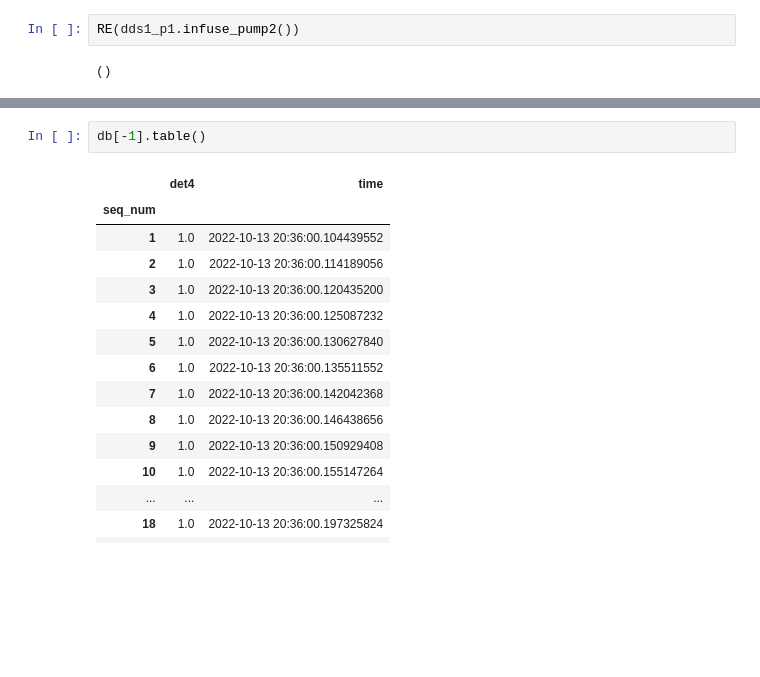
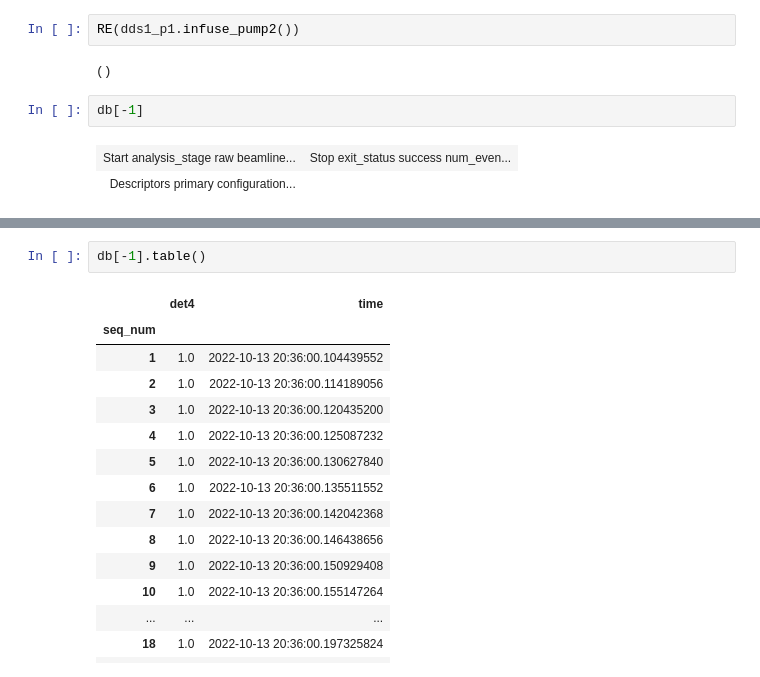
Before and after one commit to cheng-hung/bluesky_practice, a Jupyter notebook: Pump_DDS_003.ipynb, the cells around one changed output, grey strips where cells are left out. Cells and saved outputs as stored; diff of their text form; blank space fills up the shorter version.

```diff
--- a/Pump_DDS_003.ipynb
+++ b/Pump_DDS_003.ipynb
@@ -315,4 +317,9 @@ dds2_p2 = syrng_DDS_ax('XF:28IDC-ES:1{Pump:Syrng-DDS:2-Ax:B}', name='DDS2_p2', p
 RE(dds1_p1.infuse_pump2())
 # %% [output]
 ()
+# %%
+db[-1]
+# %% [output]
+| Start analysis_stage raw beamline... | Stop exit_status success num_even... |
+| Descriptors primary configuration... |
 # %%
```
Also changed, not shown: parts of 2 cells of this notebook.
